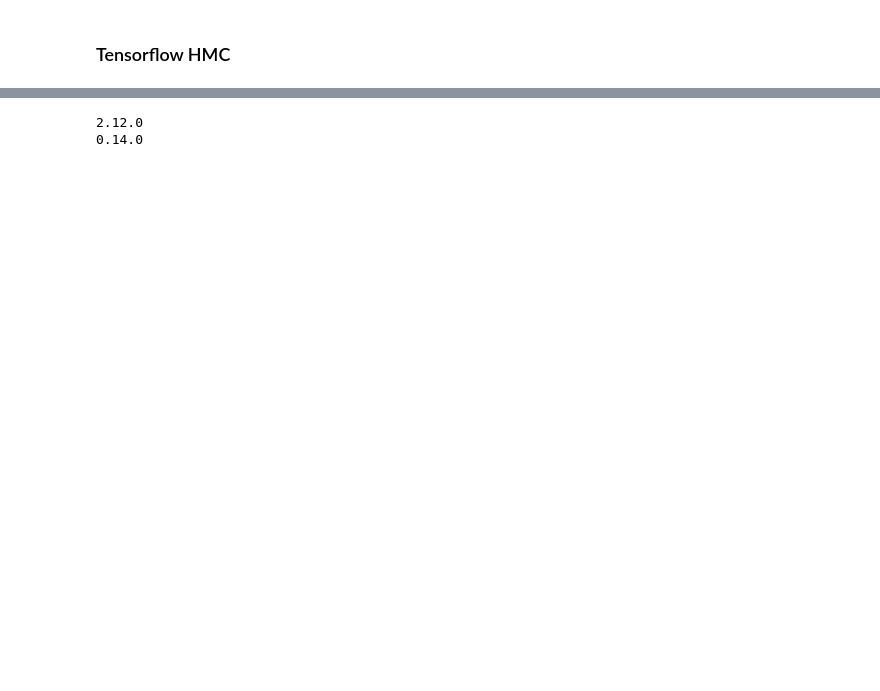
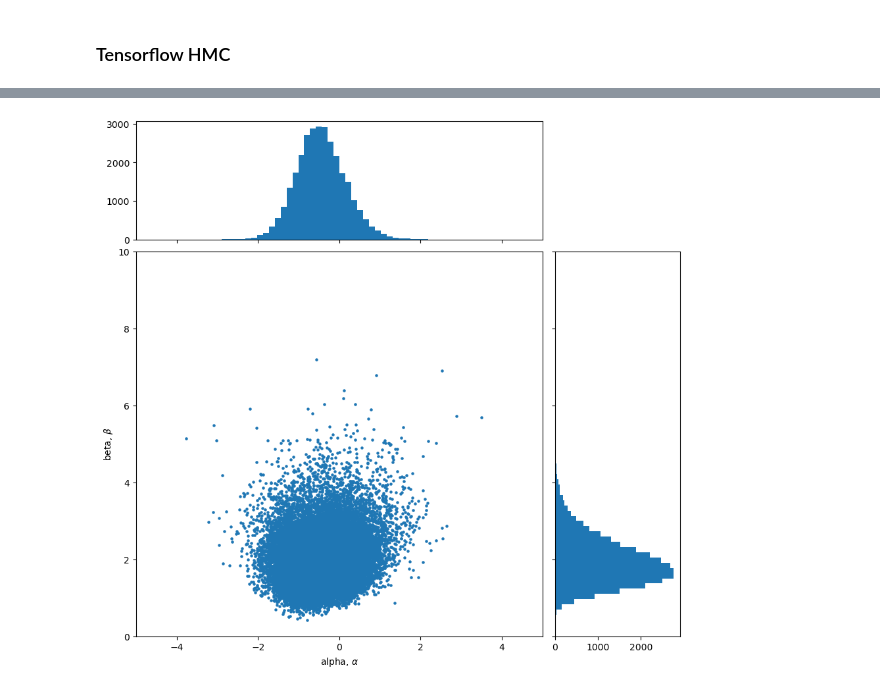
Before and after one commit to MaxTalberg/The-Lighthouse-Problem, a Jupyter notebook: CW.ipynb, the cells around one changed output, grey strips where cells are left out. Drawn from its saved outputs; the diff is of its cells as text; code cells hidden in the pictures; blank space fills up the shorter version.

```diff
--- a/CW.ipynb
+++ b/CW.ipynb
@@ -31,0 +16,17 @@ def target_pdf(x, alpha, beta):
+# %%
+# read text file
+file_path = 'src/lighthouse_flash_data.txt'
+
+first_column_data = []
+
+with open(file_path, 'r') as file:
+    # Iterate over each line in the file
+    for line in file:
+        # Split the line into columns using the comma as a delimiter
+        columns = line.strip().split(' ')
+        # Append the first column value to your list
+        first_column_data.append(columns[0])
+
+first_column_data = np.array(first_column_data, dtype=np.float64)
+# Now first_column_data contains all the values from the first column
+print(first_column_data)
@@ -73,8 +135,54 @@ AttributeError: 'NoneType' object has no attribute 'loader'
-# %%
-import tensorflow as tf
-print(tf.__version__)
-import tensorflow_probability as tfp
-print(tfp.__version__)
-# %% [output]
-2.12.0
-0.14.0
+# %%
+from matplotlib.ticker import NullFormatter
+
+x,y = samples
+
+nullfmt = NullFormatter()
+
+# definitions for the axes
+left, width = 0.1, 0.65
+bottom, height = 0.1, 0.65
+bottom_h = left_h = left + width + 0.02
+
+rect_scatter = [left, bottom, width, height]
+rect_histx = [left, bottom_h, width, 0.2]
+rect_histy = [left_h, bottom, 0.2, height]
+
+# i 2d histogram
+fig = plt.figure(1, figsize=(9.5,9))
+
+# plot
+axScatter = plt.axes(rect_scatter)
+axHistx = plt.axes(rect_histx)
+axHisty = plt.axes(rect_histy)
+
+# no labels
+axHistx.xaxis.set_major_formatter(nullfmt)
+axHisty.yaxis.set_major_formatter(nullfmt)
+
+# the scatter plot:
+axScatter.scatter(x, y, s=5)
+
+# Set the axis labels
+axScatter.set_xlabel(r'alpha, $\alpha$')
+axScatter.set_ylabel(r'beta, $\beta$')
+
+# now determine nice limits by hand:
+binwidth = 0.25
+xymax = np.max([np.max(np.fabs(x)), np.max(np.fabs(y))])
+lim = (int(xymax/binwidth) + 1) * binwidth
+
+axScatter.set_xlim((-5, 5))
+axScatter.set_ylim((-0, 10))
+
+bins = np.arange(-lim, lim + binwidth, binwidth)
+axHistx.hist(x, bins=50)
+axHisty.hist(y, bins=50, orientation='horizontal')
+
+axHistx.set_xlim(axScatter.get_xlim())
+axHisty.set_ylim(axScatter.get_ylim())
+
+
+plt.show()
+# %% [output]
+[figure, added]
```
Also changed, not shown: parts of 12 cells of this notebook.
